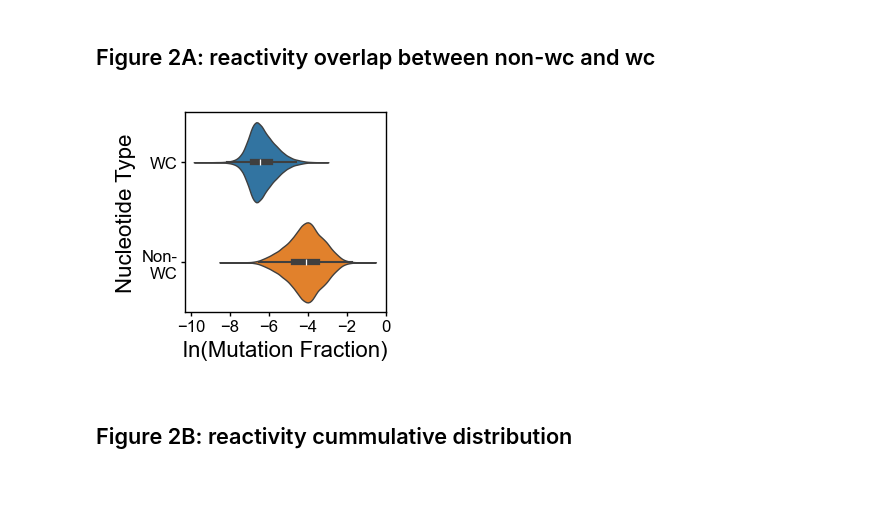
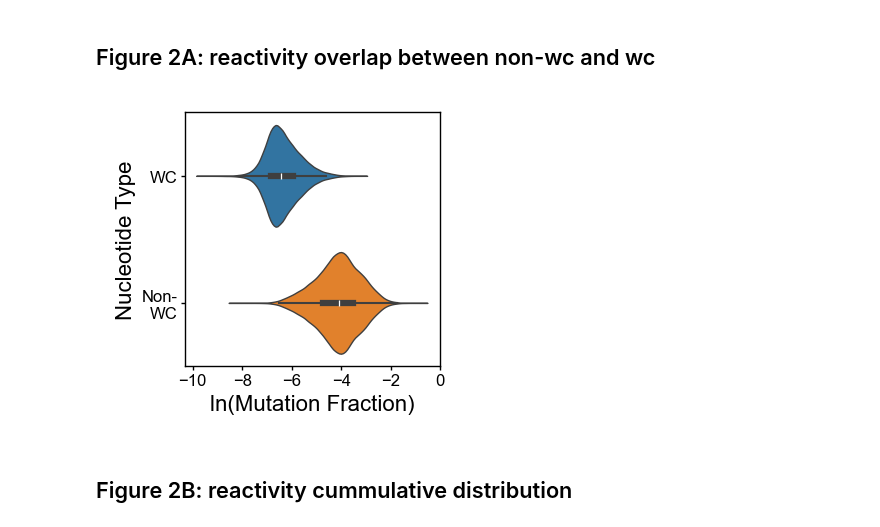
Before and after one commit to YesselmanLabPublications/2025_char_3d_struct_features, a Jupyter notebook: notebooks/figures/figure_2.ipynb, the cells around one changed output. Cells and saved outputs as stored; diff of their text form; code cells hidden in the pictures; blank space fills up the shorter version.

```diff
--- a/notebooks/figures/figure_2.ipynb
+++ b/notebooks/figures/figure_2.ipynb
@@ -55,11 +77,11 @@ def plot_figure_2a(df, ax):
     publication_style_ax(ax)
     return ax
 # %%
-fig, ax = plt.subplots(figsize=(1.3, 1.3), dpi=200)
+fig, ax = plt.subplots(figsize=(1.65, 1.65), dpi=200)
 plot_figure_2a(df, ax)
-plt.savefig("pngs/figure_2a.png", dpi=600)
+fig.savefig("pngs/figure_2a.png", dpi=600, bbox_inches="tight")
 # %% [output]
-[figure, old version]
+[figure, new version]
 # %% [markdown]
 ## Figure 2B: reactivity cummulative distribution
 # %%
```
Also changed, not shown: parts of 12 cells of this notebook, 5 other files.
